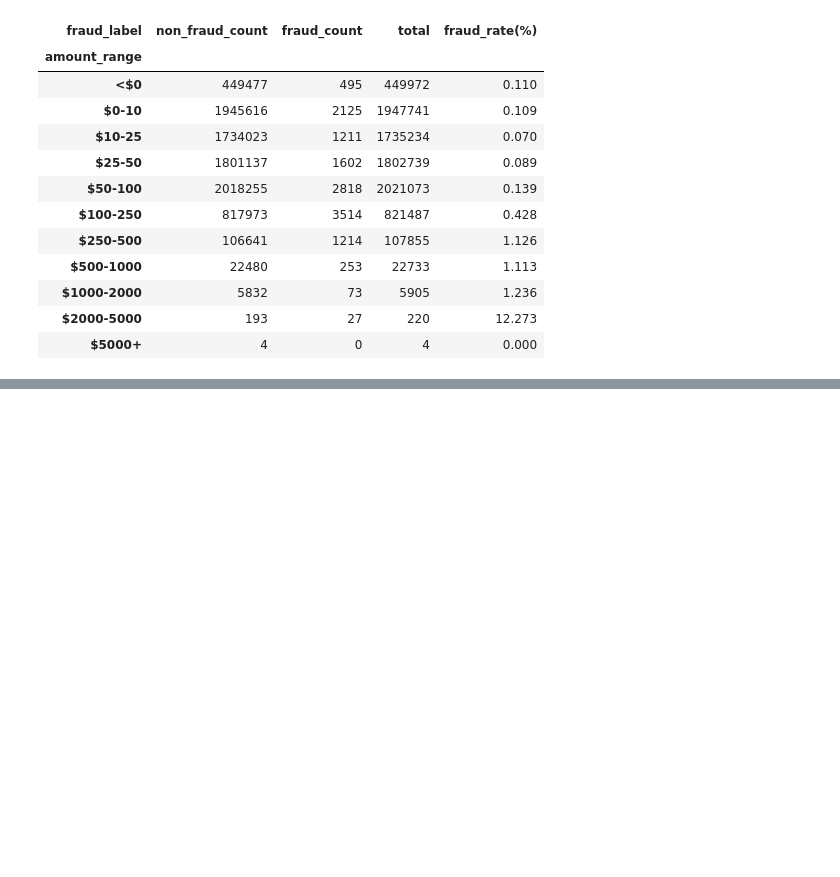
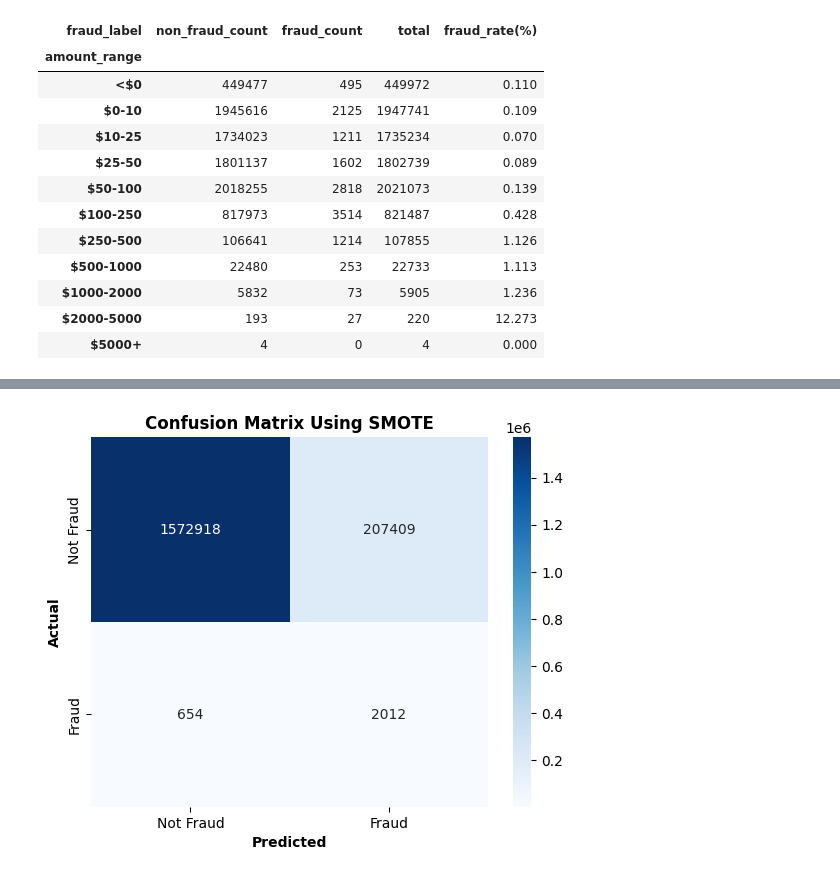
Before and after one commit to AI4ALLteam16a/financial-transaction-fraud-detection, a Jupyter notebook: logistic_regression.ipynb, the cells around one changed output, grey strips where cells are left out. Saved outputs shown, nothing was run; the diff lists cells and outputs as text; code cells hidden in the pictures; blank space fills up the shorter version.

Commit message:
Completed the fraud detection notebook: trained and evaluated SMOTE vs class-weighted models, added markdown walkthroughs and my results write-up

```diff
--- a/logistic_regression.ipynb
+++ b/logistic_regression.ipynb
@@ -151,0 +270,16 @@ df["amount_log"] = np.sign(df["amount_range"]) * np.log1p(np.abs(df["amount_rang
+# %%
+# Step 4: Model Training
+
+# Model A: trained on SMOTE-resampled data
+model_smote = LogisticRegression(max_iter = 1000, random_state = 42)
+model_smote.fit(X_train_res, y_train_res)
+
+y_pred_smote = model_smote.predict(X_test)
+y_proba_smote = model_smote.predict_proba(X_test)[:, 1]
+
+# Model B: trained on original (unresampled) data, using class_weight = "balanced"
+model_balanced = LogisticRegression(max_iter = 1000, random_state = 42, class_weight = "balanced")
+model_balanced.fit(X_train, y_train)
+
+y_pred_balanced = model_balanced.predict(X_test)
+y_proba_balanced = model_balanced.predict_proba(X_test)[:, 1]
@@ -151,0 +290,68 @@ df["amount_log"] = np.sign(df["amount_range"]) * np.log1p(np.abs(df["amount_rang
+# %%
+# Step 5: Evaluation
+
+# --- Model A: SMOTE ---
+print("=== Model A: SMOTE (threshold = 0.5) ===")
+print(classification_report(y_test, y_pred_smote))
+print("Accuracy:", accuracy_score(y_test, y_pred_smote))
+print("F1 Score:", f1_score(y_test, y_pred_smote), "\n")
+
+auc_score_smote = roc_auc_score(y_test, y_proba_smote)
+pr_auc_smote = average_precision_score(y_test, y_proba_smote)
+print("ROC-AUC: ", auc_score_smote)
+print("PR-AUC: ", pr_auc_smote, "\n")
+
+# Confusion matrix for model A
+cm_smote = confusion_matrix(y_test, y_pred_smote)
+sns.heatmap(cm_smote, annot = True, fmt = "d", cmap = "Blues",
+            xticklabels = ["Not Fraud", "Fraud"], yticklabels = ["Not Fraud", "Fraud"]
+            )
+plt.title("Confusion Matrix Using SMOTE", fontweight = "bold")
+plt.xlabel("Predicted", fontweight = "bold")
+plt.ylabel("Actual", fontweight = "bold")
+plt.show()
+
+# ROC/AUC curve for model A
+fpr, tpr, _ = roc_curve(y_test, y_proba_smote)
+plt.plot(fpr, tpr, label = f"ROC curve (AUC = {auc_score_smote:.3f})")
+plt.plot([0, 1], [0, 1], linestyle = "--", color = "#FF4D53", label = "Random Guess")
+plt.xlabel("False Positive Rate", fontweight = "bold")
+plt.ylabel("True Positive Rate", fontweight = "bold")
+plt.title("ROC Curve Using SMOTE", fontweight = "bold")
+plt.legend()
+plt.grid(True, alpha = 0.3)
+plt.show()
+
+# Precision-Recall curve using SMOTE
+precisions, recalls, thresholds = precision_recall_curve(y_test, y_proba_smote)
+plt.plot(recalls, precisions, label = f"PR curve (AP = {pr_auc_smote:.3f})")
+plt.xlabel("Recall", fontweight = "bold")
+plt.ylabel("Precision", fontweight = "bold")
+plt.title("Precision-Recall Curve Using SMOTE", fontweight = "bold")
+plt.legend()
+plt.grid(True, alpha = 0.3)
+plt.show()
+
+# Threshold tuning for model A
+f1_scores = 2 * (precisions * recalls) / (precisions + recalls + 1e-10)
+best_idx = f1_scores.argmax()
+best_threshold = thresholds[best_idx]
+
+print(f"Best threshold (max F1): {best_threshold:.4f}")
+print(f"Precision at best threshold: {precisions[best_idx]:.4f}")
+print(f"Recall at best threshold: {recalls[best_idx]:.4f}")
+print(f"F1 at best threshold: {f1_scores[best_idx]:.4f}\n")
+
+y_pred_tuned_smote = (y_proba_smote >= best_threshold).astype(int)
+print("=== Model A: SMOTE (tuned threshold) ===")
+print(classification_report(y_test, y_pred_tuned_smote))
+
+# --- Model B: class_weight = "balanced" ---
+print("\n=== Model B: class_weight = 'balanced' (threshold = 0.5) ===")
+print(classification_report(y_test, y_pred_balanced))
+
+auc_balanced = roc_auc_score(y_test, y_proba_balanced)
+pr_auc_balanced = average_precision_score(y_test, y_proba_balanced)
+print("ROC-AUC:", auc_balanced)
+print("PR-AUC:", pr_auc_balanced)
+# %% [output]
@@ -151,0 +373 @@ df["amount_log"] = np.sign(df["amount_range"]) * np.log1p(np.abs(df["amount_rang
+[figure, added]
```
Also changed, not shown: parts of 15 cells of this notebook.
